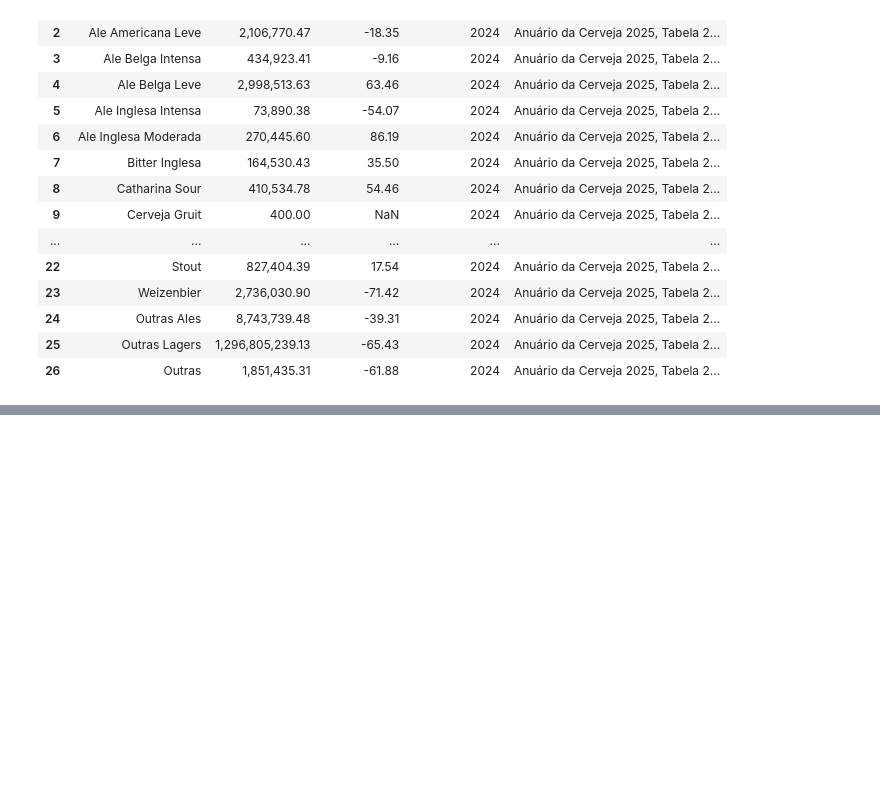
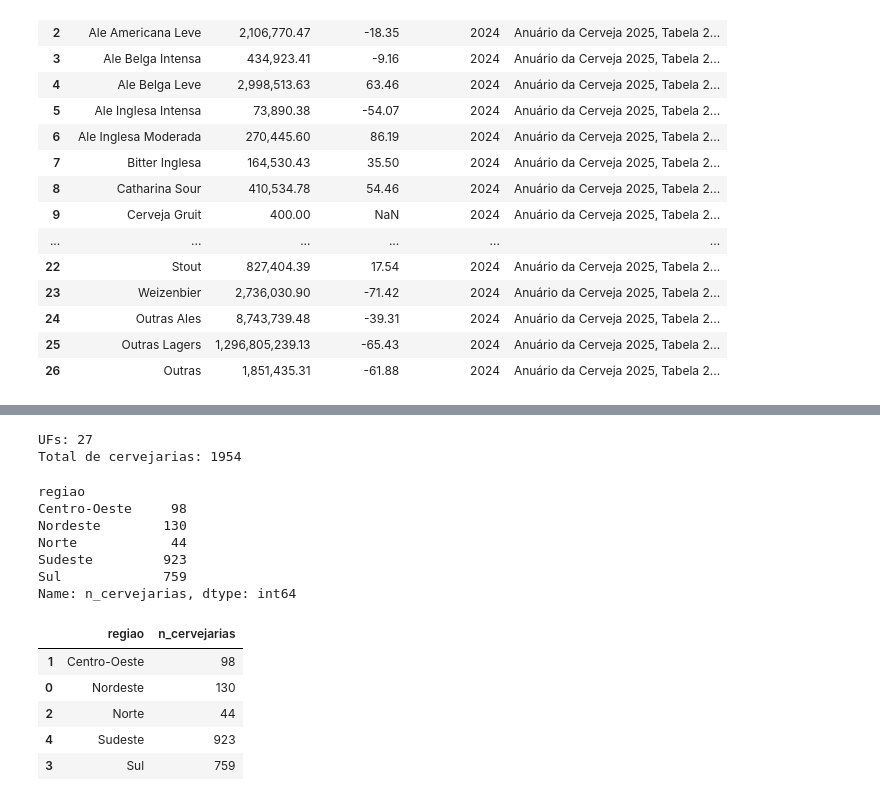
Before and after one commit to GianPlanezio/cerveja-brasil, a Jupyter notebook: notebooks/01_extracao.ipynb, the cells around one changed output, grey strips where cells are left out. Drawn from its saved outputs; the diff is of its cells as text; code cells hidden in the pictures; blank space fills up the shorter version.

```diff
--- a/notebooks/01_extracao.ipynb
+++ b/notebooks/01_extracao.ipynb
@@ -556,3 +556,62 @@ Diferença entre a soma da abrangência e o total: 0.0
 | 2 | Nacional (>500 km ou no mínimo du... | 12,814,184,421.93 | 83.51 | -3.00 | 2024 | Anuário da Cerveja 2025, Tabela 2... |
 | 3 | Nacional e Internacional | 2,379,134,631.41 | 15.51 | 18.10 | 2024 | Anuário da Cerveja 2025, Tabela 2... |
 | 4 | Somente Internacional | 32,213,913.54 | 0.21 | 39.70 | 2024 | Anuário da Cerveja 2025, Tabela 2... |
+# %%
+cervejarias_uf_2025 = [
+    ("AP", "Norte", 1, 0.0),
+    ("RR", "Norte", 1, 0.0),
+    ("AC", "Norte", 2, 0.0),
+    ("AM", "Norte", 4, -20.0),
+    ("TO", "Norte", 4, -33.3),
+    ("PI", "Nordeste", 5, -16.7),
+    ("SE", "Nordeste", 5, 0.0),
+    ("AL", "Nordeste", 7, -12.5),
+    ("RO", "Norte", 10, 25.0),
+    ("PB", "Nordeste", 11, 57.1),
+    ("MS", "Centro-Oeste", 12, 9.1),
+    ("MA", "Nordeste", 15, 7.1),
+    ("RN", "Nordeste", 16, -40.7),
+    ("PE", "Nordeste", 17, -15.0),
+    ("DF", "Centro-Oeste", 19, 0.0),
+    ("PA", "Norte", 22, 0.0),
+    ("CE", "Nordeste", 25, 8.7),
+    ("BA", "Nordeste", 29, -9.4),
+    ("MT", "Centro-Oeste", 29, -3.3),
+    ("GO", "Centro-Oeste", 38, -2.6),
+    ("ES", "Sudeste", 97, 7.8),
+    ("RJ", "Sudeste", 138, 6.2),
+    ("PR", "Sul", 187, 6.9),
+    ("MG", "Sudeste", 236, -2.5),
+    ("SC", "Sul", 247, -1.2),
+    ("RS", "Sul", 325, -6.9),
+    ("SP", "Sudeste", 452, 5.9),
+]
+
+df_cerv_uf = pd.DataFrame(cervejarias_uf_2025, columns=["uf", "regiao", "n_cervejarias", "variacao_pct"])
+df_cerv_uf["ano_referencia"] = 2025
+df_cerv_uf["fonte"] = "Anuário da Cerveja 2026, Gráfico 2 (digitado da imagem)"
+df_cerv_uf["observacao"] = "Legenda do gráfico diz 2023/2024; a variação é 2024/2025"
+df_cerv_uf.to_csv(PASTA_SAIDA / "grafico_02_cervejarias_uf_2025.csv", index=False)
+
+print("UFs:", len(df_cerv_uf))
+print("Total de cervejarias:", df_cerv_uf["n_cervejarias"].sum())
+
+soma_por_regiao = df_cerv_uf.groupby("regiao")["n_cervejarias"].sum()
+display(soma_por_regiao)
+display(df_18[["regiao", "n_cervejarias"]].sort_values("regiao"))
+# %% [output]
+UFs: 27
+Total de cervejarias: 1954
+regiao
+Centro-Oeste     98
+Nordeste        130
+Norte            44
+Sudeste         923
+Sul             759
+Name: n_cervejarias, dtype: int64
+|  | regiao | n_cervejarias |
+| 1 | Centro-Oeste | 98 |
+| 0 | Nordeste | 130 |
+| 2 | Norte | 44 |
+| 4 | Sudeste | 923 |
+| 3 | Sul | 759 |
```
Also changed, not shown: parts of 2 cells of this notebook, 7 other files.
